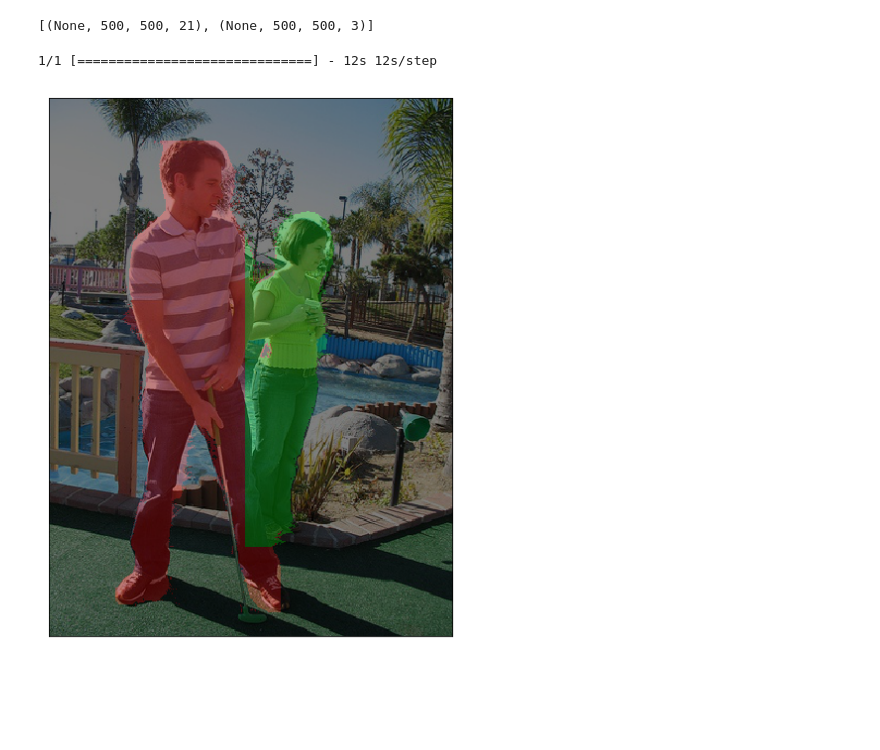
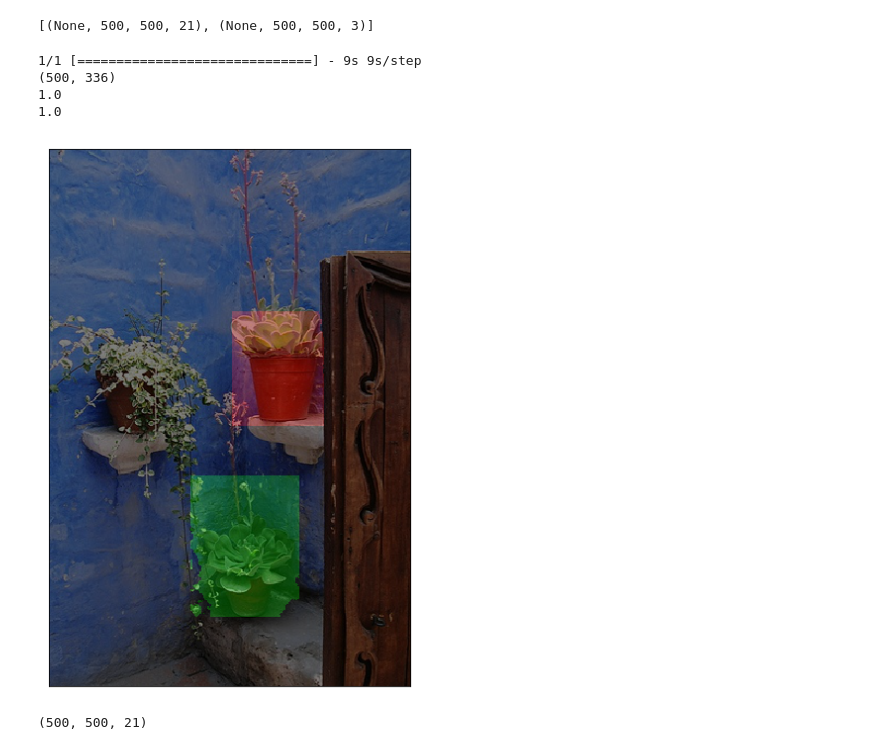
Before and after one commit to Prathyusha-Akundi/Pixelwise_Instance_Segmentation, a Jupyter notebook: instance_seg_final.ipynb, the cells around one changed output. Cells and saved outputs as stored; diff of their text form; code cells hidden in the pictures; blank space fills up the shorter version.

```diff
--- a/instance_seg_final.ipynb
+++ b/instance_seg_final.ipynb
@@ -103,18 +103,30 @@ def get_label_map():
 # %%
 def do_instance_segmentation(Q,image,num_detections,boxes,scores,shape_scores,classes,label_map):
     h,w,c = Q.shape
+    img_h, img_w, _ = image.shape
     instanceMask = np.zeros((h,w,num_detections))
+    s_h, s_w = shape_scores.shape
+    pad_h = 500 - s_h
+    pad_w = 500 - s_w
+    #shape_scores = np.pad(shape_scores, pad_width=((0, pad_h), (0, pad_w)), mode='constant', constant_values=0)
     for i in range(len(boxes)):
         r,c,_ = image.shape
         box = boxes[i]
         s = scores[i]
-        shape = shape_scores[i]
+        #shape_term = shape_scores[i]
+#         xmin,ymin,xmax,ymax = box[0]*c,box[1]*r,box[2]*c,box[3]*r
+
+#         xmin = int(round(xmin))
+#         ymin = int(round(ymin))
+#         xmax = int(round(xmax))
+#         ymax = int(round(ymax))
         ymin,xmin,ymax,xmax = box[0]*r,box[1]*c,box[2]*r,box[3]*c
 
         xmin = int(round(xmin))
         ymin = int(round(ymin))
         xmax = int(round(xmax))
         ymax = int(round(ymax))
+
 
     #boxterm[ymin:ymax,xmin:xmax,classes[i]] =  Q[ymin:ymax,xmin:xmax,classes[i]]*scores[i]
 
@@ -123,7 +135,14 @@ def do_instance_segmentation(Q,image,num_detections,boxes,scores,shape_scores,cl
         #Calculate global term
         instanceMask[:,:,i] = np.squeeze(Q[:,:,class_info])*2
         #Calculate box term
+        #print((np.squeeze(Q[xmin:xmax,ymin:ymax,class_info])*s).shape)
+
         instanceMask[ymin:ymax,xmin:xmax,i] = (np.squeeze(Q[ymin:ymax,xmin:xmax,class_info])*s)#*shape
+
+        shape_scores /= np.max(shape_scores)
+        print(np.max(shape_scores))
+        #instanceMask[:img_h,:img_w,i] += shape_scores
+
         instanceMask[:,:,i]/=np.max(instanceMask[:,:,i])
 
     instanceMask = instanceMask[:h,:w,:]
@@ -334,7 +354,7 @@ def pixelwise_instance_segmentation(input_file, obj_detect,semantic_model):
 
     boxinfo = obj_detect.detect_box(image)
 
-    indx = np.floor(boxinfo['detection_scores']*100) > 60
+    indx = np.floor(boxinfo['detection_scores']*100) > 50
 
     scores = boxinfo['detection_scores'][indx]
 
@@ -342,6 +362,12 @@ def pixelwise_instance_segmentation(input_file, obj_detect,semantic_model):
 
     classes = boxinfo['detection_classes'][indx]
     boxes = boxinfo['detection_boxes'][indx]
+
+    boxinfo['detection_boxes']  = boxes
+
+    boxinfo['detection_classes'] = classes
+
+    boxinfo['detection_scores'] = scores
 
     boxinfo_wimage = {}
 
@@ -373,7 +399,8 @@ def pixelwise_instance_segmentation(input_file, obj_detect,semantic_model):
     train_img_dict = shapePriors.create_img_dict(train_loc)
 
     # Generating shape term for each box
-    bb_shape_terms = shapePriors.gen_shape_terms(bb_coord, bb_img_name, train_img_dict, shape_templates)
+    bb_shape_terms = shapePriors.gen_shape_terms(bb_coord, image, shape_templates)
+    print(bb_shape_terms.shape)
 
 
 
@@ -384,10 +411,19 @@ def pixelwise_instance_segmentation(input_file, obj_detect,semantic_model):
 
     plt.xticks([])
     plt.yticks([])
+
+    return probs, boxes
 # %%
-input_file = 'test_images/2007_007769.jpg'
+input_file = 'test_images/2007_002967.jpg'
 # %%
-pixelwise_instance_segmentation(input_file, obj_detect,semantic_model)
+Q, boxes = pixelwise_instance_segmentation(input_file, obj_detect,semantic_model)
 # %% [output]
-1/1 [==============================] - 12s 12s/step
+1/1 [==============================] - 9s 9s/step
+(500, 336)
+1.0
+1.0
-[figure, old version]
+[figure, new version]
+# %%
+Q.shape
+# %% [output]
+(500, 500, 21)
```
Also changed, not shown: parts of 5 cells of this notebook, 1 other file.
